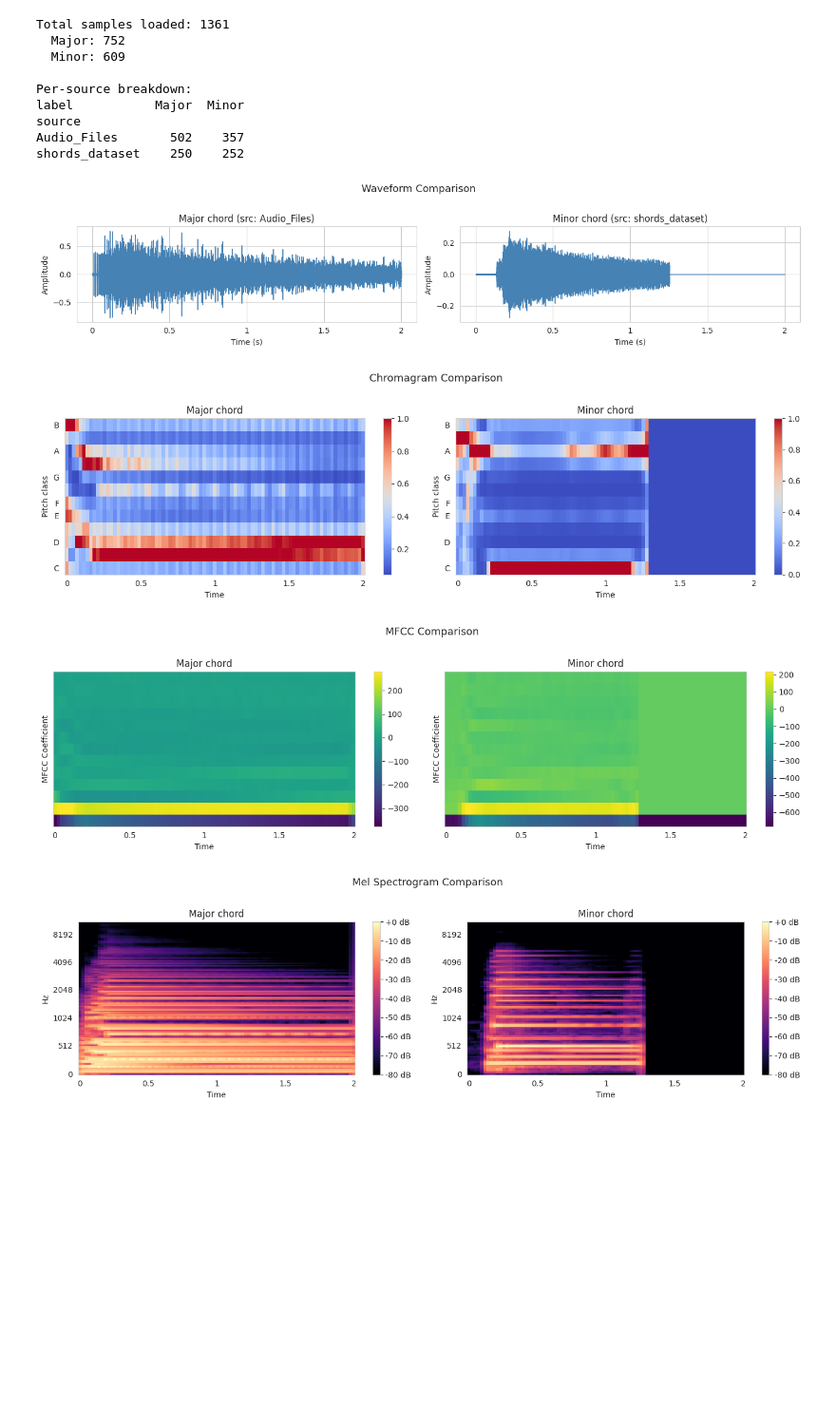
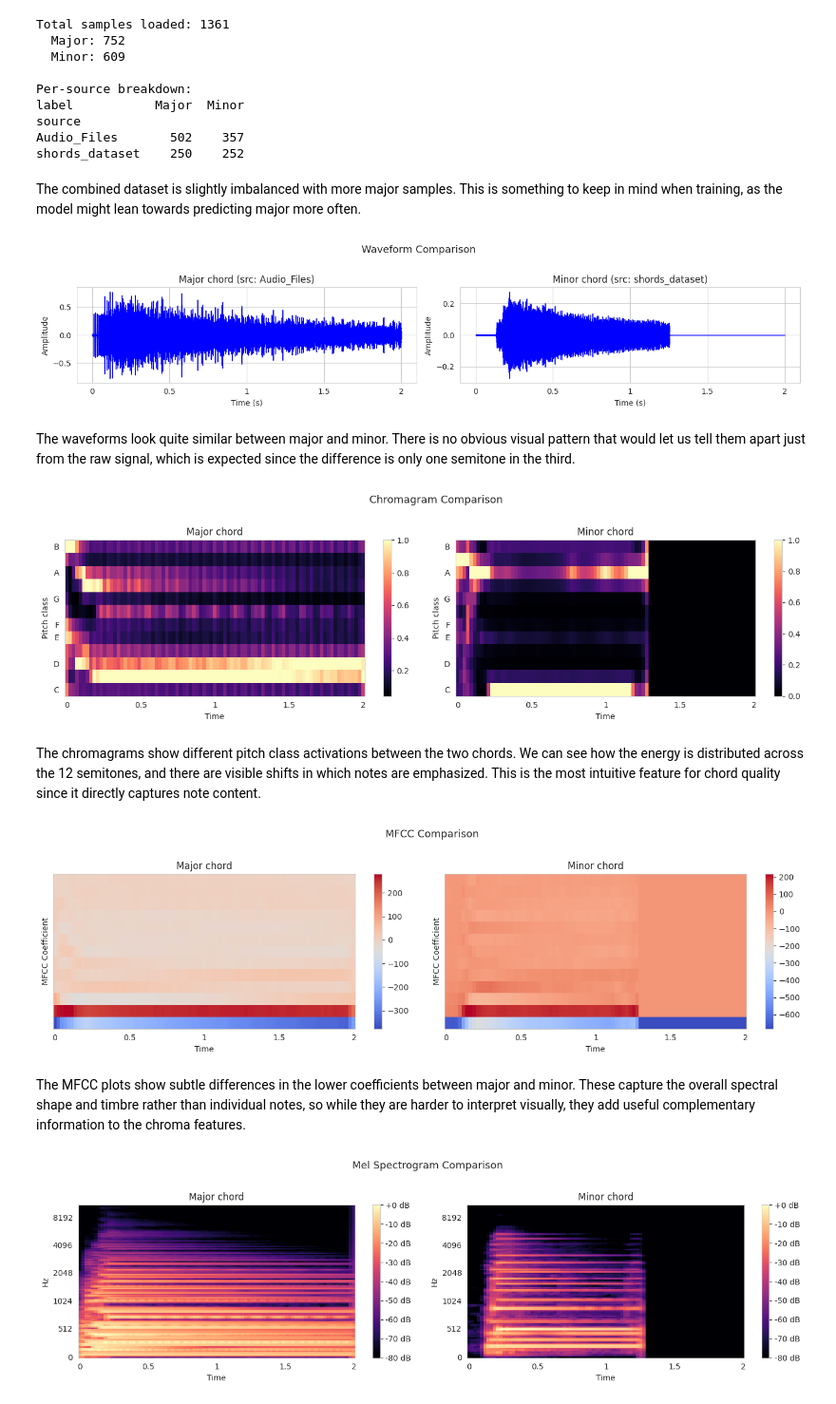
Before and after one commit to Stelllarce/ChordClassifier, a Jupyter notebook: notebooks/all_datasets_feature_analysis.ipynb, the cells around one changed output. Shown at 95% size. Saved outputs shown, nothing was run; the diff lists cells and outputs as text; code cells hidden in the pictures; blank space fills up the shorter version.

```diff
--- a/notebooks/02_feature_analysis.ipynb
+++ b/notebooks/all_datasets_feature_analysis.ipynb
@@ -18,7 +20,6 @@ from src.features import load_audio, extract_chroma, extract_mfcc
 sns.set_style('whitegrid')
 plt.rcParams['figure.dpi'] = 100
 # %%
-AUDIO_EXTENSIONS = ['.wav', '.mp3', '.flac', '.ogg']
 SR = 22050
 TARGET_DURATION = 2.0
 
@@ -35,8 +36,6 @@ for data_dir in audio_dirs:
             continue
         label = label_dir.name.capitalize()
         for f in label_dir.iterdir():
-            if f.suffix.lower() not in AUDIO_EXTENSIONS:
-                continue
             y, sr = load_audio(str(f), sr=SR, target_duration=TARGET_DURATION)
             audio_data.append((y, sr, label, data_dir.name))
 
@@ -60,6 +59,8 @@ label           Major  Minor
 source
 Audio_Files       502    357
 shords_dataset    250    252
+# %% [markdown]
+The combined dataset is slightly imbalanced with more major samples. This is something to keep in mind when training, as the model might lean towards predicting major more often.
 # %%
 rng = np.random.RandomState(42)
 
@@ -76,7 +77,7 @@ samples = [
 
 fig, axes = plt.subplots(1, 2, figsize=(14, 3))
 for ax, (title, (y, sr, label, src)) in zip(axes, samples):
-    librosa.display.waveshow(y, sr=sr, ax=ax, color='steelblue')
+    librosa.display.waveshow(y, sr=sr, ax=ax, color='blue')
     ax.set_title(f'{title} (src: {src})')
     ax.set_xlabel('Time (s)')
     ax.set_ylabel('Amplitude')
@@ -84,34 +85,40 @@ plt.suptitle('Waveform Comparison', fontsize=13, y=1.02)
 plt.tight_layout()
 plt.show()
 # %% [output]
-[figure, old version]
+[figure, new version]
+# %% [markdown]
+The waveforms look quite similar between major and minor. There is no obvious visual pattern that would let us tell them apart just from the raw signal, which is expected since the difference is only one semitone in the third.
 # %%
 fig, axes = plt.subplots(1, 2, figsize=(14, 4))
 for ax, (title, (y, sr, label, src)) in zip(axes, samples):
     chroma = librosa.feature.chroma_stft(y=y, sr=sr, hop_length=512)
     img = librosa.display.specshow(chroma, y_axis='chroma', x_axis='time',
-                                   sr=sr, hop_length=512, ax=ax, cmap='coolwarm')
+                                   sr=sr, hop_length=512, ax=ax)
     ax.set_title(f'{title}')
     fig.colorbar(img, ax=ax, format='%.1f')
 plt.suptitle('Chromagram Comparison', fontsize=13, y=1.02)
 plt.tight_layout()
 plt.show()
 # %% [output]
-[figure, old version]
+[figure, new version]
+# %% [markdown]
+The chromagrams show different pitch class activations between the two chords. We can see how the energy is distributed across the 12 semitones, and there are visible shifts in which notes are emphasized. This is the most intuitive feature for chord quality since it directly captures note content.
 # %%
 fig, axes = plt.subplots(1, 2, figsize=(14, 4))
 for ax, (title, (y, sr, label, src)) in zip(axes, samples):
     mfccs = librosa.feature.mfcc(y=y, sr=sr, n_mfcc=13, hop_length=512)
     img = librosa.display.specshow(mfccs, x_axis='time', sr=sr,
-                                   hop_length=512, ax=ax, cmap='viridis')
+                                   hop_length=512, ax=ax)
     ax.set_ylabel('MFCC Coefficient')
     ax.set_title(f'{title}')
     fig.colorbar(img, ax=ax)
 plt.suptitle('MFCC Comparison', fontsize=13, y=1.02)
 plt.tight_layout()
 plt.show()
 # %% [output]
-[figure, old version]
+[figure, new version]
+# %% [markdown]
+The MFCC plots show subtle differences in the lower coefficients between major and minor. These capture the overall spectral shape and timbre rather than individual notes, so while they are harder to interpret visually, they add useful complementary information to the chroma features.
 # %%
 fig, axes = plt.subplots(1, 2, figsize=(14, 4))
 for ax, (title, (y, sr, label, src)) in zip(axes, samples):
```
Also changed, not shown: parts of 9 cells of this notebook, 9 other files.
